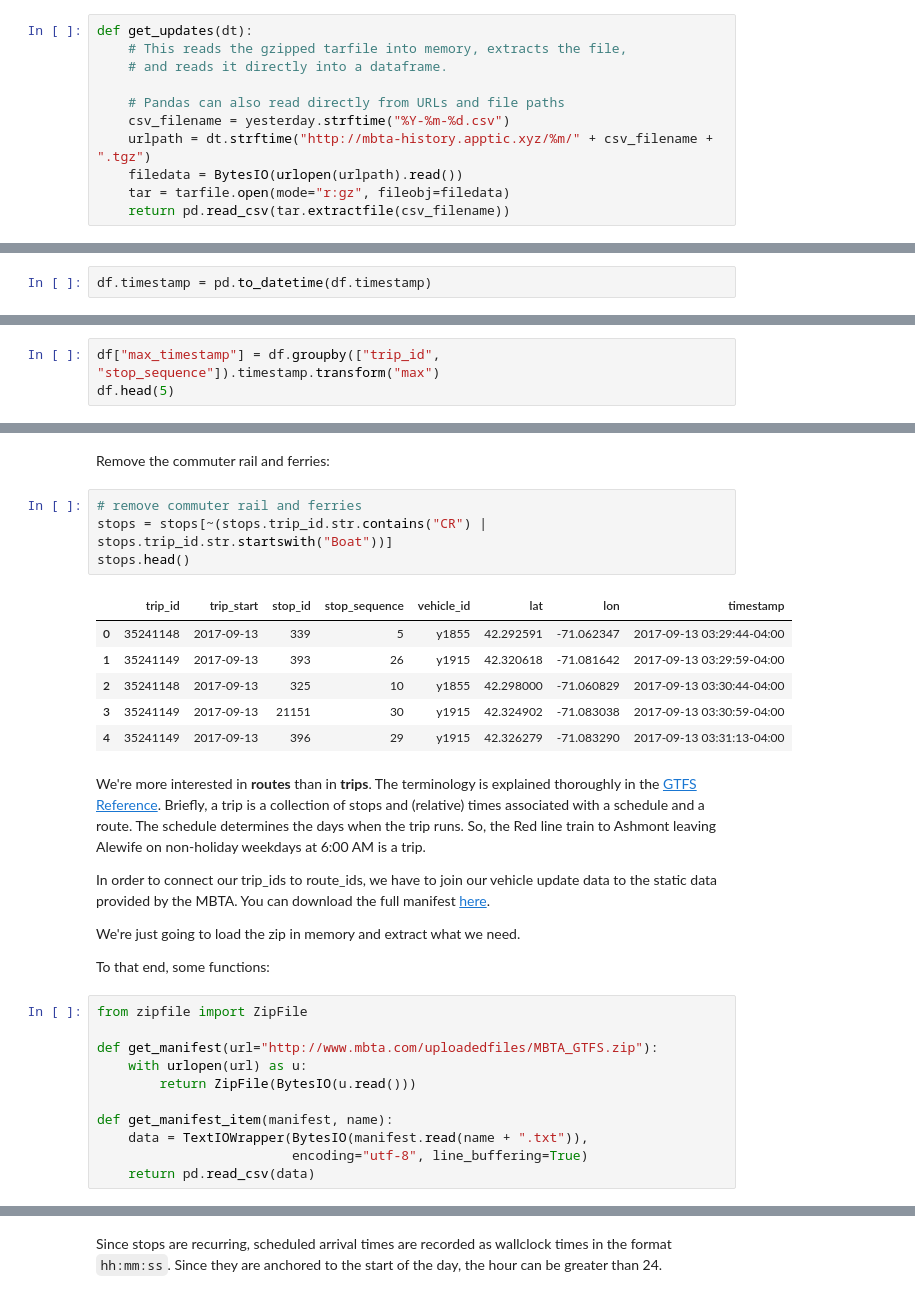
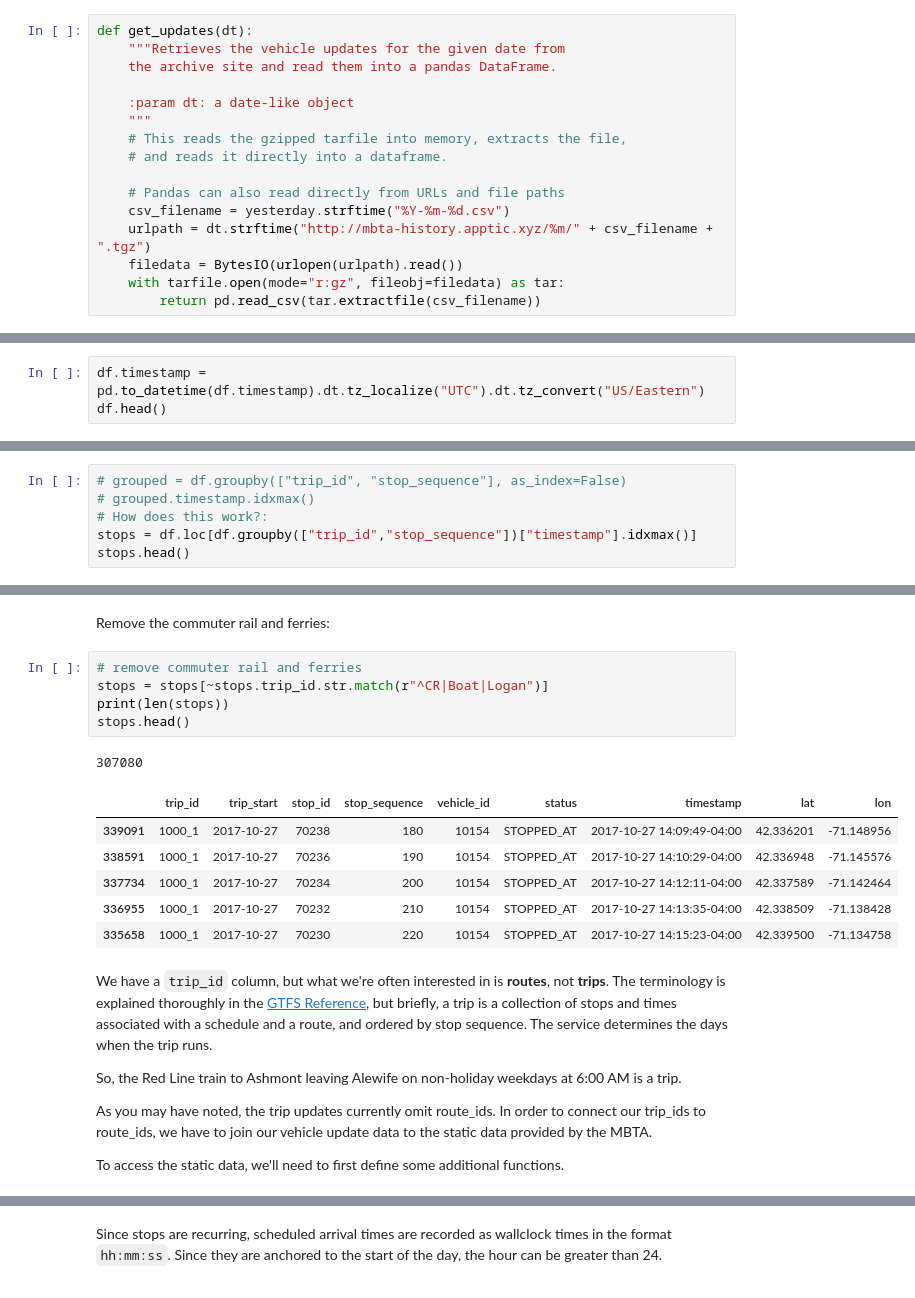
Before and after one commit to bdougsand/data-tutorial, a Jupyter notebook: MBTA Data.ipynb, the cells around one changed output, grey strips where cells are left out. Saved outputs shown, nothing was run; the diff lists cells and outputs as text.

Commit message:
Continued work on the MBTA data workshop

```diff
--- a/MBTA Data.ipynb
+++ b/MBTA Data.ipynb
@@ -10,6 +13,11 @@ import pytz
 We'll define a function `get_updates` that takes a `datetime` argument and returns a pandas DataFrame containing all reported vehicle updates for that day (assuming they're available). You can also visit http://mbta-history.apptic.xyz directly and download the data for a particular day.
 # %%
 def get_updates(dt):
+    """Retrieves the vehicle updates for the given date from
+    the archive site and read them into a pandas DataFrame.
+
+    :param dt: a date-like object
+    """
     # This reads the gzipped tarfile into memory, extracts the file,
     # and reads it directly into a dataframe.
 
@@ -17,8 +25,8 @@ def get_updates(dt):
     csv_filename = yesterday.strftime("%Y-%m-%d.csv")
     urlpath = dt.strftime("http://mbta-history.apptic.xyz/%m/" + csv_filename + ".tgz")
     filedata = BytesIO(urlopen(urlpath).read())
-    tar = tarfile.open(mode="r:gz", fileobj=filedata)
-    return pd.read_csv(tar.extractfile(csv_filename))
+    with tarfile.open(mode="r:gz", fileobj=filedata) as tar:
+        return pd.read_csv(tar.extractfile(csv_filename))
 # %% [markdown]
 And let's retrieve the updates for yesterday:
 # %%
@@ -45,2 +53,3 @@ The recorded timestamps are actually UTC. UTC doesn't observe DST, so a UTC time
 # %%
-df.timestamp = pd.to_datetime(df.timestamp)
+df.timestamp = pd.to_datetime(df.timestamp).dt.tz_localize("UTC").dt.tz_convert("US/Eastern")
+df.head()
@@ -49,3 +62,0 @@ We'll take the max timestamp for each trip stop. We could filter for rows where
-# %%
-df["max_timestamp"] = df.groupby(["trip_id", "stop_sequence"]).timestamp.transform("max")
-df.head(5)
@@ -84,0 +80,6 @@ See the caveats in the documentation: http://pandas.pydata.org/pandas-docs/stabl
+# %%
+# grouped = df.groupby(["trip_id", "stop_sequence"], as_index=False)
+# grouped.timestamp.idxmax()
+# How does this work?:
+stops = df.loc[df.groupby(["trip_id","stop_sequence"])["timestamp"].idxmax()]
+stops.head()
@@ -86,31 +94,22 @@ See the caveats in the documentation: http://pandas.pydata.org/pandas-docs/stabl
 Remove the commuter rail and ferries:
 # %%
 # remove commuter rail and ferries
-stops = stops[~(stops.trip_id.str.contains("CR") | stops.trip_id.str.startswith("Boat"))]
+stops = stops[~stops.trip_id.str.match(r"^CR|Boat|Logan")]
+print(len(stops))
 stops.head()
 # %% [output]
+307080
-|  | trip_id | trip_start | stop_id | stop_sequence | vehicle_id | lat | lon | timestamp |
-| 0 | 35241148 | 2017-09-13 | 339 | 5 | y1855 | 42.292591 | -71.062347 | 2017-09-13 03:29:44-04:00 |
-| 1 | 35241149 | 2017-09-13 | 393 | 26 | y1915 | 42.320618 | -71.081642 | 2017-09-13 03:29:59-04:00 |
-| 2 | 35241148 | 2017-09-13 | 325 | 10 | y1855 | 42.298000 | -71.060829 | 2017-09-13 03:30:44-04:00 |
-| 3 | 35241149 | 2017-09-13 | 21151 | 30 | y1915 | 42.324902 | -71.083038 | 2017-09-13 03:30:59-04:00 |
-| 4 | 35241149 | 2017-09-13 | 396 | 29 | y1915 | 42.326279 | -71.083290 | 2017-09-13 03:31:13-04:00 |
+|  | trip_id | trip_start | stop_id | stop_sequence | vehicle_id | status | timestamp | lat | lon |
+| 339091 | 1000_1 | 2017-10-27 | 70238 | 180 | 10154 | STOPPED_AT | 2017-10-27 14:09:49-04:00 | 42.336201 | -71.148956 |
+| 338591 | 1000_1 | 2017-10-27 | 70236 | 190 | 10154 | STOPPED_AT | 2017-10-27 14:10:29-04:00 | 42.336948 | -71.145576 |
+| 337734 | 1000_1 | 2017-10-27 | 70234 | 200 | 10154 | STOPPED_AT | 2017-10-27 14:12:11-04:00 | 42.337589 | -71.142464 |
+| 336955 | 1000_1 | 2017-10-27 | 70232 | 210 | 10154 | STOPPED_AT | 2017-10-27 14:13:35-04:00 | 42.338509 | -71.138428 |
+| 335658 | 1000_1 | 2017-10-27 | 70230 | 220 | 10154 | STOPPED_AT | 2017-10-27 14:15:23-04:00 | 42.339500 | -71.134758 |
 # %% [markdown]
-We're more interested in **routes** than in **trips**. The terminology is explained thoroughly in the [GTFS Reference](https://developers.google.com/transit/gtfs/reference/). Briefly, a trip is a collection of stops and (relative) times associated with a schedule and a route. The schedule determines the days when the trip runs. So, the Red line train to Ashmont leaving Alewife on non-holiday weekdays at 6:00 AM is a trip.
+We have a `trip_id` column, but what we're often interested in is **routes**, not **trips**. The terminology is explained thoroughly in the [GTFS Reference](https://developers.google.com/transit/gtfs/reference/), but briefly, a trip is a collection of stops and times associated with a schedule and a route, and ordered by stop sequence. The service determines the days when the trip runs.
 
-In order to connect our trip_ids to route_ids, we have to join our vehicle update data to the static data provided by the MBTA. You can download the full manifest [here](http://www.mbta.com/uploadedfiles/MBTA_GTFS.zip).
+So, the Red Line train to Ashmont leaving Alewife on non-holiday weekdays at 6:00 AM is a trip.
 
-We're just going to load the zip in memory and extract what we need.
+As you may have noted, the trip updates currently omit route_ids. In order to connect our trip_ids to route_ids, we have to join our vehicle update data to the static data provided by the MBTA.
 
-To that end, some functions:
+To access the static data, we'll need to first define some additional functions.
-# %%
-from zipfile import ZipFile
-
-def get_manifest(url="http://www.mbta.com/uploadedfiles/MBTA_GTFS.zip"):
-    with urlopen(url) as u:
-        return ZipFile(BytesIO(u.read()))
-
-def get_manifest_item(manifest, name):
-    data = TextIOWrapper(BytesIO(manifest.read(name + ".txt")),
-                         encoding="utf-8", line_buffering=True)
-    return pd.read_csv(data)
```
Also changed, not shown: parts of 60 cells of this notebook.
